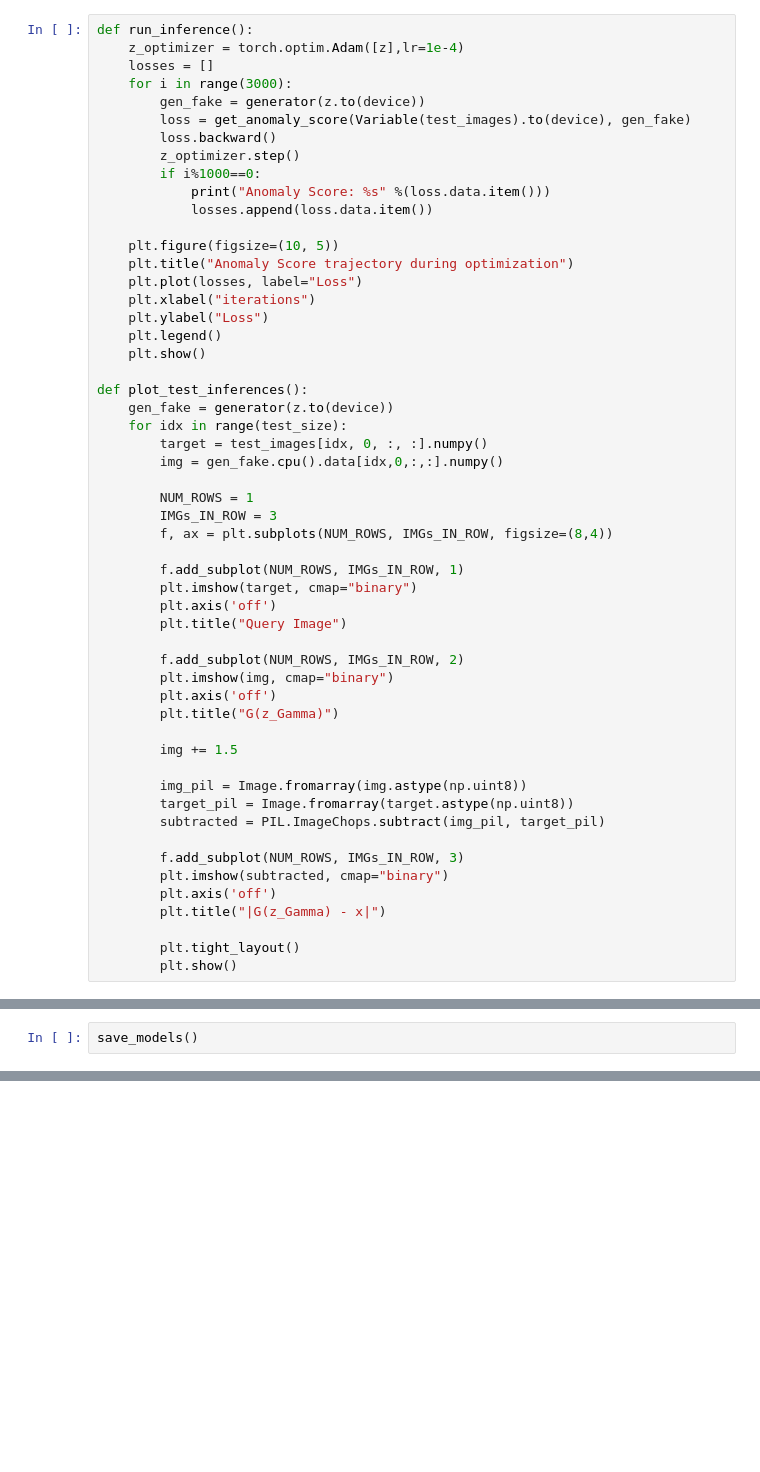
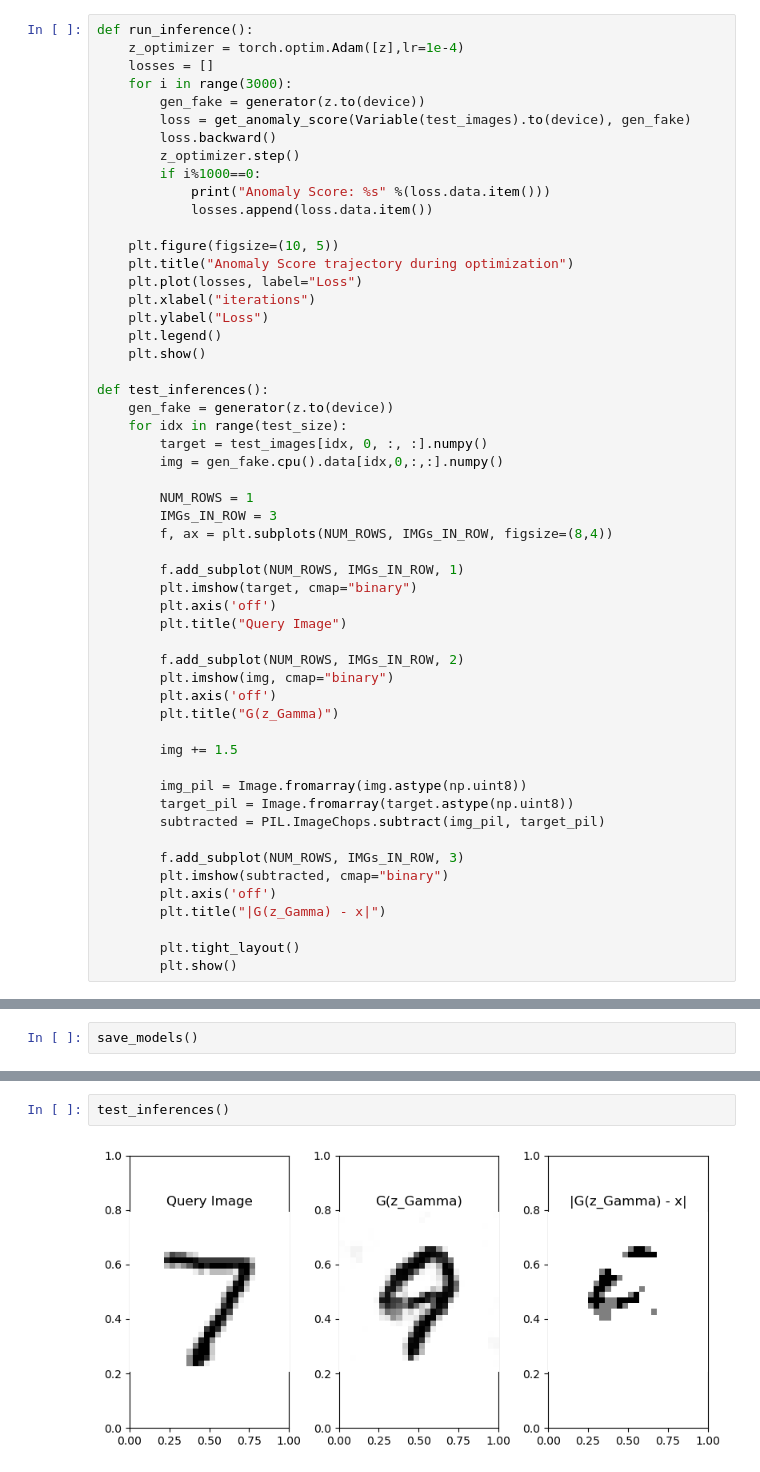
Before and after one commit to yashar-ne/AD-with-GANs, a Jupyter notebook: src/ad-with-gan-inference.ipynb, the cells around one changed output, grey strips where cells are left out. Cells and saved outputs as stored; diff of their text form; blank space fills up the shorter version.

```diff
--- a/src/ad-with-gan-inference.ipynb
+++ b/src/ad-with-gan-inference.ipynb
@@ -332,7 +344,7 @@ def run_inference():
     plt.legend()
     plt.show()
 
-def plot_test_inferences():
+def test_inferences():
     gen_fake = generator(z.to(device))
     for idx in range(test_size):
         target = test_images[idx, 0, :, :].numpy()
@@ -399,0 +401,4 @@ plot_test_inferences()
+# %%
+test_inferences()
+# %% [output]
+[figure, added]
```
Also changed, not shown: parts of 10 cells of this notebook.
